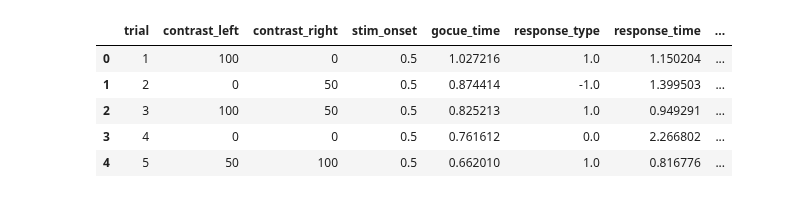
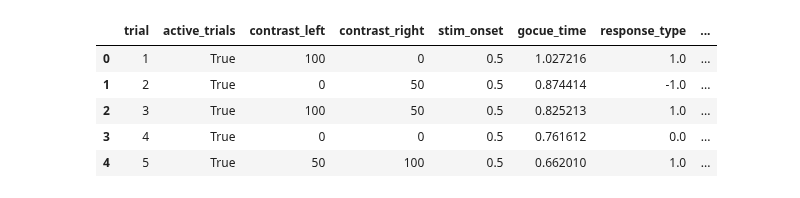
Before and after one commit to ibehave-ibots/iBOTS-Tools, a Jupyter notebook: workshops/python-workshop-1/exercises/nick/day1_0_dataprep.ipynb, the cells around one changed output. Saved outputs shown, nothing was run; the diff lists cells and outputs as text; code cells hidden in the pictures.

```diff
--- a/workshops/python-workshop-1/exercises/nick/day1_0_dataprep.ipynb
+++ b/workshops/python-workshop-1/exercises/nick/day1_0_dataprep.ipynb
@@ -7,25 +7,24 @@ import xarray as xr
 # %%
 paths = glob('C:/Users/delgr/sciebo - Del Grosso, Nicholas (grosso@uni-bonn.de)@uni-bonn.sciebo.de\steinmetz_neuromatch_dataset/*.nc')
 
 dfs = []
 for path in paths:
     dset = xr.load_dataset(path)
     df = dset[['active_trials', 'contrast_left', 'contrast_right', 'stim_onset', 'gocue', 'response_type', 'response_time', 'feedback_time', 'feedback_type', 'reaction_time', 'reaction_type']].to_dataframe().reset_index()
-    df = df[df['active_trials']].drop(columns=['active_trials'])
+    # df = df[df['active_trials']].drop(columns=['active_trials'])
     df = df.rename(columns={'gocue': 'gocue_time'})
     df = df.assign(
         mouse=dset.attrs['mouse'],
         session_date=dset.attrs['session_date'],
         session_id=str(md5((dset.attrs['mouse'] + dset.attrs['session_date']).encode()).hexdigest())[:6],
     )
     dfs.append(df)
 df = pd.concat(dfs, ignore_index=True)
-df.to_parquet('steinmetz_day1.parquet')
 df.head()
 # %% [output]
-|  | trial | contrast_left | contrast_right | stim_onset | gocue_time | response_type | response_time | ... |
-| 0 | 1 | 100 | 0 | 0.5 | 1.027216 | 1.0 | 1.150204 | ... |
-| 1 | 2 | 0 | 50 | 0.5 | 0.874414 | -1.0 | 1.399503 | ... |
-| 2 | 3 | 100 | 50 | 0.5 | 0.825213 | 1.0 | 0.949291 | ... |
-| 3 | 4 | 0 | 0 | 0.5 | 0.761612 | 0.0 | 2.266802 | ... |
-| 4 | 5 | 50 | 100 | 0.5 | 0.662010 | 1.0 | 0.816776 | ... |
+|  | trial | active_trials | contrast_left | contrast_right | stim_onset | gocue_time | response_type | ... |
+| 0 | 1 | True | 100 | 0 | 0.5 | 1.027216 | 1.0 | ... |
+| 1 | 2 | True | 0 | 50 | 0.5 | 0.874414 | -1.0 | ... |
+| 2 | 3 | True | 100 | 50 | 0.5 | 0.825213 | 1.0 | ... |
+| 3 | 4 | True | 0 | 0 | 0.5 | 0.761612 | 0.0 | ... |
+| 4 | 5 | True | 50 | 100 | 0.5 | 0.662010 | 1.0 | ... |
```
Also changed, not shown: parts of 5 cells of this notebook, 2 other files.
